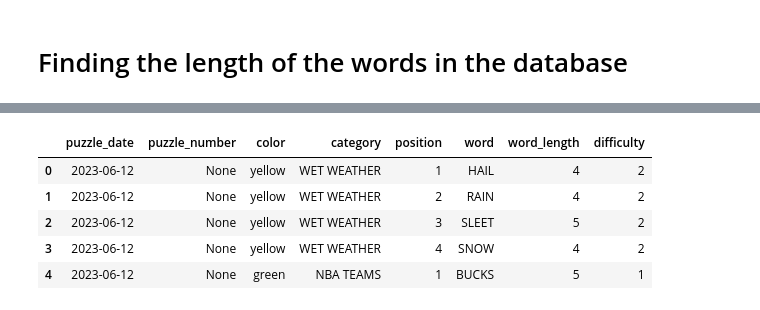
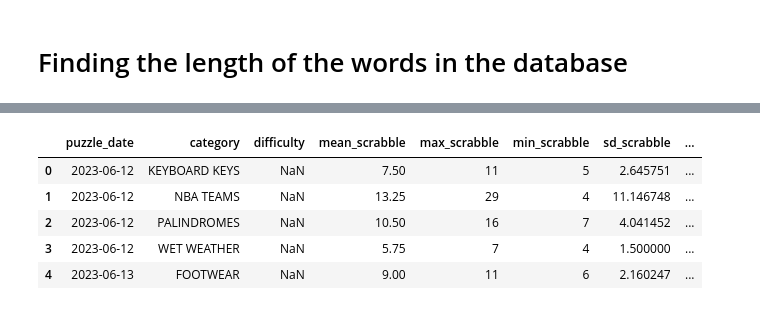
Before and after one commit to Lukeking01/Connections_analysis, a Jupyter notebook: src/analysis.ipynb, the cells around one changed output, grey strips where cells are left out. Saved outputs shown, nothing was run; the diff lists cells and outputs as text; code cells hidden in the pictures.

```diff
--- a/src/analysis.ipynb
+++ b/src/analysis.ipynb
@@ -1,22 +1,13 @@
 # %% [markdown]
 # Reading the scraped data from the database
 # %%
-import sqlite3
+import Feature_finder as ff
 import pandas as pd
-import seaborn as sns
 
-conn = sqlite3.connect("data/connections.db")
+words = ff.load_database("data/connections.db")
 
-puzzles = pd.read_sql("SELECT * FROM puzzles", conn)
-groups = pd.read_sql("SELECT * FROM groups", conn)
-words = pd.read_sql("SELECT * FROM words", conn)
-
-conn.close()
-
-print("Puzzles: ")
-print(puzzles.head())
-print("Groups: ")
-print(groups.head())
+pd.set_option('display.max_columns', None)
+pd.set_option('display.width', 1000)
 print("Words: ")
 print(words.head())
 # %% [output]
@@ -64,0 +38,4 @@ Name: color, dtype: object
+# %%
+
+ff.add_scrabble_score(words)
+words.head()
@@ -65,22 +49,10 @@ Name: color, dtype: object
 # %%
-def Difficulty_map(data):
-    difficulty = {
-        "green": 1,
-        "yellow": 2,
-        "blue": 3,
-        "purple": 4
-    }
-
-    data["difficulty"] = data["color"].map(difficulty)
-    return data
-
-
-words = Difficulty_map(words)
-words.head()
+group = ff.get_group_features(words)
+group.head()
 # %% [output]
-|  | puzzle_date | puzzle_number | color | category | position | word | word_length | difficulty |
-| 0 | 2023-06-12 | None | yellow | WET WEATHER | 1 | HAIL | 4 | 2 |
-| 1 | 2023-06-12 | None | yellow | WET WEATHER | 2 | RAIN | 4 | 2 |
-| 2 | 2023-06-12 | None | yellow | WET WEATHER | 3 | SLEET | 5 | 2 |
-| 3 | 2023-06-12 | None | yellow | WET WEATHER | 4 | SNOW | 4 | 2 |
-| 4 | 2023-06-12 | None | green | NBA TEAMS | 1 | BUCKS | 5 | 1 |
+|  | puzzle_date | category | difficulty | mean_scrabble | max_scrabble | min_scrabble | sd_scrabble | ... |
+| 0 | 2023-06-12 | KEYBOARD KEYS | NaN | 7.50 | 11 | 5 | 2.645751 | ... |
+| 1 | 2023-06-12 | NBA TEAMS | NaN | 13.25 | 29 | 4 | 11.146748 | ... |
+| 2 | 2023-06-12 | PALINDROMES | NaN | 10.50 | 16 | 7 | 4.041452 | ... |
+| 3 | 2023-06-12 | WET WEATHER | NaN | 5.75 | 7 | 4 | 1.500000 | ... |
+| 4 | 2023-06-13 | FOOTWEAR | NaN | 9.00 | 11 | 6 | 2.160247 | ... |
```
Also changed, not shown: parts of 8 cells of this notebook, 3 other files.
